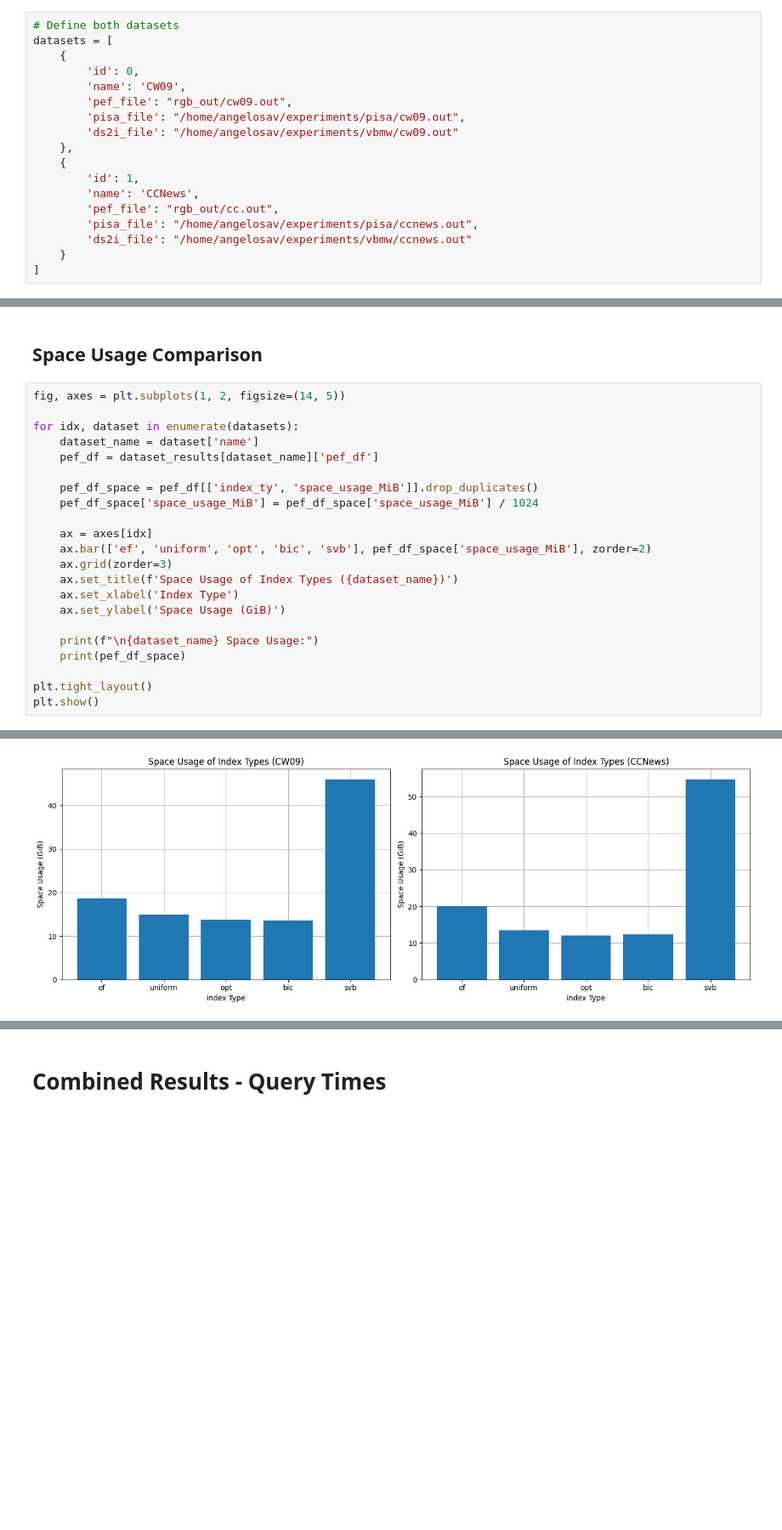
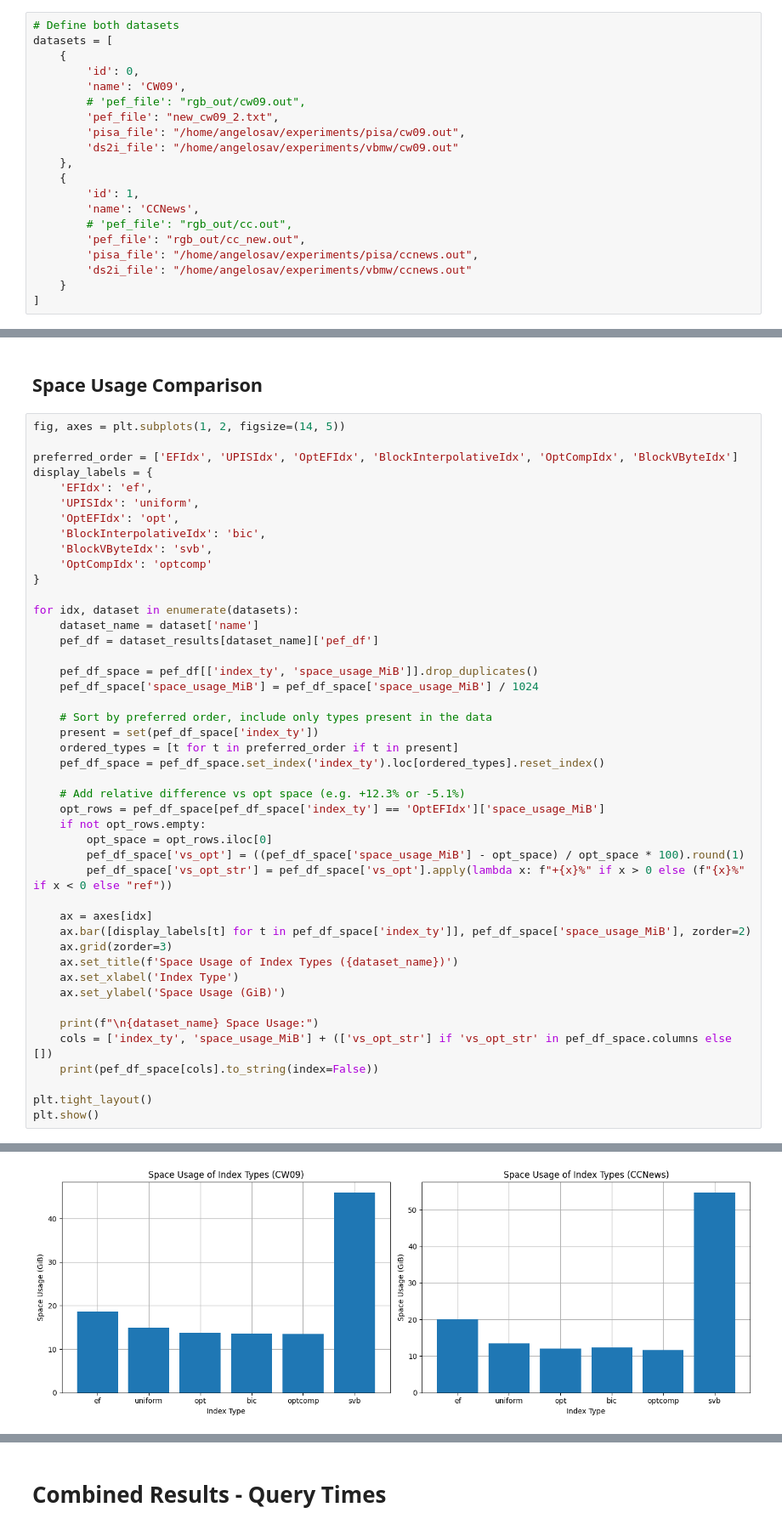
Before and after one commit to AngeloSav/rise-rs, a Jupyter notebook: scripts/data.ipynb, the cells around one changed output, grey strips where cells are left out. Shown at 85% size. Saved outputs shown, nothing was run; the diff lists cells and outputs as text; blank space fills up the shorter version.

```diff
--- a/scripts/data.ipynb
+++ b/scripts/data.ipynb
@@ -9,14 +9,16 @@ datasets = [
     {
         'id': 0,
         'name': 'CW09',
-        'pef_file': "rgb_out/cw09.out",
+        # 'pef_file': "rgb_out/cw09.out",
+        'pef_file': "new_cw09_2.txt",
         'pisa_file': "/home/angelosav/experiments/pisa/cw09.out",
         'ds2i_file': "/home/angelosav/experiments/vbmw/cw09.out"
     },
     {
         'id': 1,
         'name': 'CCNews',
-        'pef_file': "rgb_out/cc.out",
+        # 'pef_file': "rgb_out/cc.out",
+        'pef_file': "rgb_out/cc_new.out",
         'pisa_file': "/home/angelosav/experiments/pisa/ccnews.out",
         'ds2i_file': "/home/angelosav/experiments/vbmw/ccnews.out"
     }
@@ -118,6 +120,16 @@ All datasets processed!
 ## Space Usage Comparison
 # %%
 fig, axes = plt.subplots(1, 2, figsize=(14, 5))
+
+preferred_order = ['EFIdx', 'UPISIdx', 'OptEFIdx', 'BlockInterpolativeIdx', 'OptCompIdx', 'BlockVByteIdx']
+display_labels = {
+    'EFIdx': 'ef',
+    'UPISIdx': 'uniform',
+    'OptEFIdx': 'opt',
+    'BlockInterpolativeIdx': 'bic',
+    'BlockVByteIdx': 'svb',
+    'OptCompIdx': 'optcomp'
+}
 
 for idx, dataset in enumerate(datasets):
     dataset_name = dataset['name']
@@ -126,15 +138,28 @@ for idx, dataset in enumerate(datasets):
     pef_df_space = pef_df[['index_ty', 'space_usage_MiB']].drop_duplicates()
     pef_df_space['space_usage_MiB'] = pef_df_space['space_usage_MiB'] / 1024
 
+    # Sort by preferred order, include only types present in the data
+    present = set(pef_df_space['index_ty'])
+    ordered_types = [t for t in preferred_order if t in present]
+    pef_df_space = pef_df_space.set_index('index_ty').loc[ordered_types].reset_index()
+
+    # Add relative difference vs opt space (e.g. +12.3% or -5.1%)
+    opt_rows = pef_df_space[pef_df_space['index_ty'] == 'OptEFIdx']['space_usage_MiB']
+    if not opt_rows.empty:
+        opt_space = opt_rows.iloc[0]
+        pef_df_space['vs_opt'] = ((pef_df_space['space_usage_MiB'] - opt_space) / opt_space * 100).round(1)
+        pef_df_space['vs_opt_str'] = pef_df_space['vs_opt'].apply(lambda x: f"+{x}%" if x > 0 else (f"{x}%" if x < 0 else "ref"))
+
     ax = axes[idx]
-    ax.bar(['ef', 'uniform', 'opt', 'bic', 'svb'], pef_df_space['space_usage_MiB'], zorder=2)
+    ax.bar([display_labels[t] for t in pef_df_space['index_ty']], pef_df_space['space_usage_MiB'], zorder=2)
     ax.grid(zorder=3)
     ax.set_title(f'Space Usage of Index Types ({dataset_name})')
     ax.set_xlabel('Index Type')
     ax.set_ylabel('Space Usage (GiB)')
 
     print(f"\n{dataset_name} Space Usage:")
-    print(pef_df_space)
+    cols = ['index_ty', 'space_usage_MiB'] + (['vs_opt_str'] if 'vs_opt_str' in pef_df_space.columns else [])
+    print(pef_df_space[cols].to_string(index=False))
 
 plt.tight_layout()
 plt.show()
@@ -157,4 +184,4 @@ CCNews Space Usage:
-[figure, old version]
+[figure, new version]
 # %%
 def create_pef_times_df(pef_df):
     """Create formatted time comparison dataframe for PEF"""
```
Also changed, not shown: parts of 11 cells of this notebook, 11 other files.
